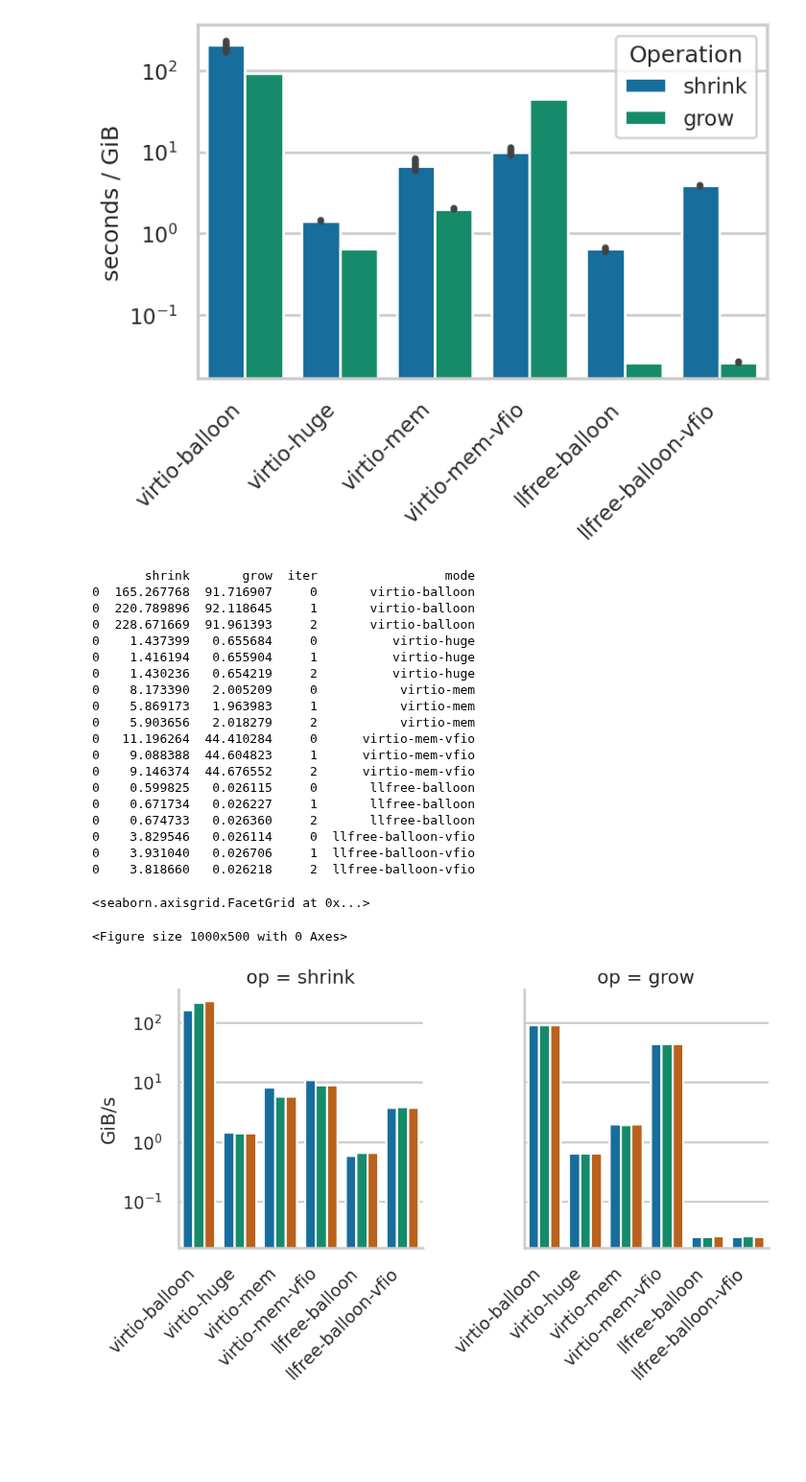
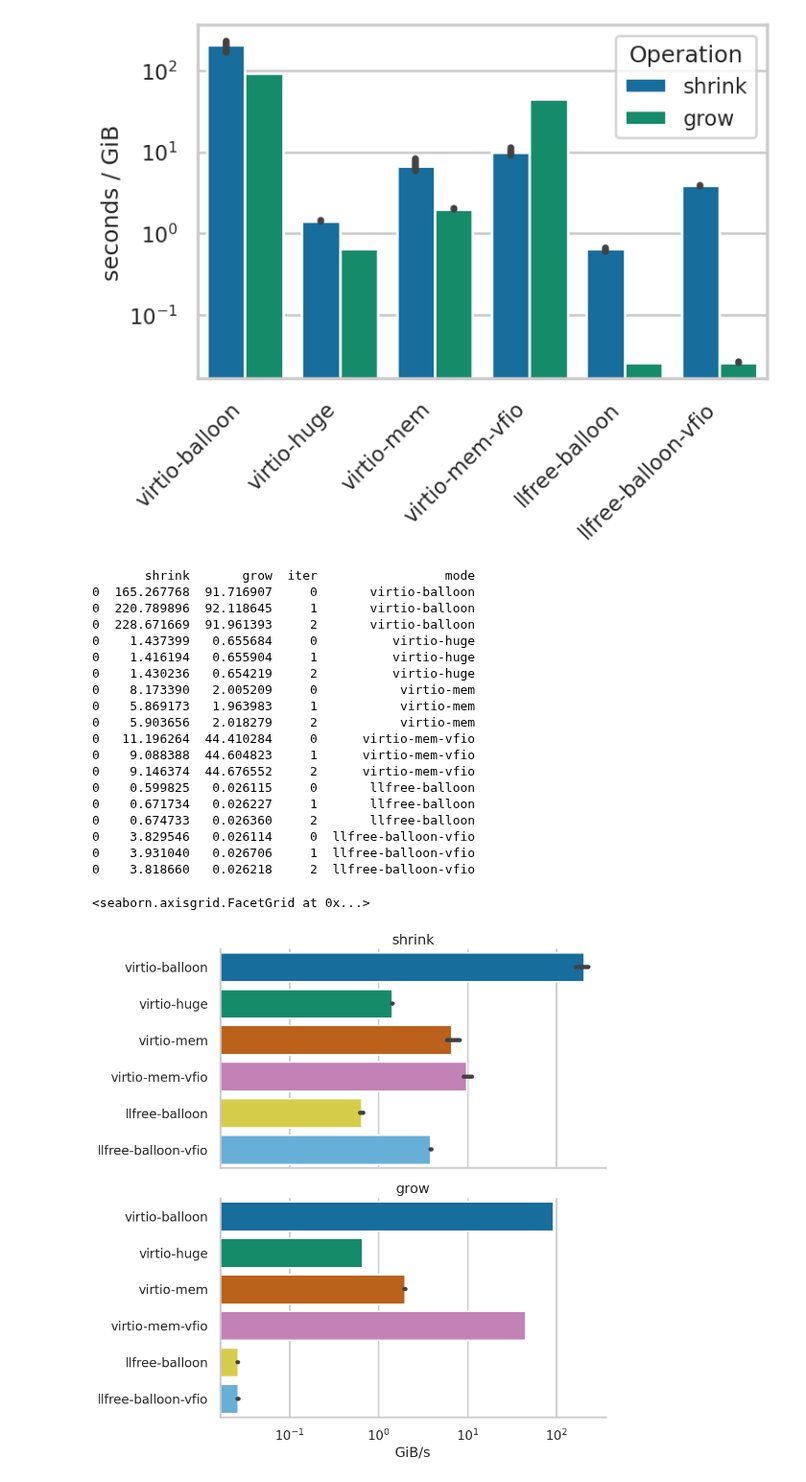
Before and after one commit to luhsra/hyperalloc-bench, a Jupyter notebook: inflate.ipynb, the cells around one changed output. Shown at 96% size. Saved outputs shown, nothing was run; the diff lists cells and outputs as text; code cells hidden in the pictures; blank space fills up the shorter version.

```diff
--- a/inflate.ipynb
+++ b/inflate.ipynb
@@ -85,38 +85,36 @@ paths = [
     Path("inflate/latest-llfree-manual"),
     Path("inflate/latest-llfree-manual-vfio"),
 ]
 
 data = pd.concat([parse_logs(p, 3) for p in paths])
 print(data)
 
-plt.figure(figsize=(10, 5))
 pgd = data.melt(id_vars=["mode", "iter"], value_vars=["shrink", "grow"],
                 var_name="op", value_name="time")
-p = sns.catplot(pgd, kind="bar", y="time", x="mode", hue="iter", col="op", legend=False)
-p.set(yscale="log")
-p.set(ylabel="GiB/s")
-p.set(xlabel=None)
-p.set_xticklabels(rotation=45, ha="right")
+p = sns.catplot(pgd, kind="bar", y="mode", x="time", row="op", legend=False, aspect=2)
+p.set(xscale="log")
+p.set(xlabel="GiB/s")
+p.set(ylabel=None)
+p.set_titles(row_template="{row_name}")
 # %% [output]
        shrink       grow  iter                 mode
 0  165.267768  91.716907     0       virtio-balloon
 0  220.789896  92.118645     1       virtio-balloon
 0  228.671669  91.961393     2       virtio-balloon
 0    1.437399   0.655684     0          virtio-huge
 0    1.416194   0.655904     1          virtio-huge
 0    1.430236   0.654219     2          virtio-huge
 0    8.173390   2.005209     0           virtio-mem
 0    5.869173   1.963983     1           virtio-mem
 0    5.903656   2.018279     2           virtio-mem
 0   11.196264  44.410284     0      virtio-mem-vfio
 0    9.088388  44.604823     1      virtio-mem-vfio
 0    9.146374  44.676552     2      virtio-mem-vfio
 0    0.599825   0.026115     0       llfree-balloon
 0    0.671734   0.026227     1       llfree-balloon
 0    0.674733   0.026360     2       llfree-balloon
 0    3.829546   0.026114     0  llfree-balloon-vfio
 0    3.931040   0.026706     1  llfree-balloon-vfio
 0    3.818660   0.026218     2  llfree-balloon-vfio
 <seaborn.axisgrid.FacetGrid at 0x...>
-<Figure size 1000x500 with 0 Axes>
-[figure, old version]
+[figure, new version]
```
Also changed, not shown: 1 other file.
